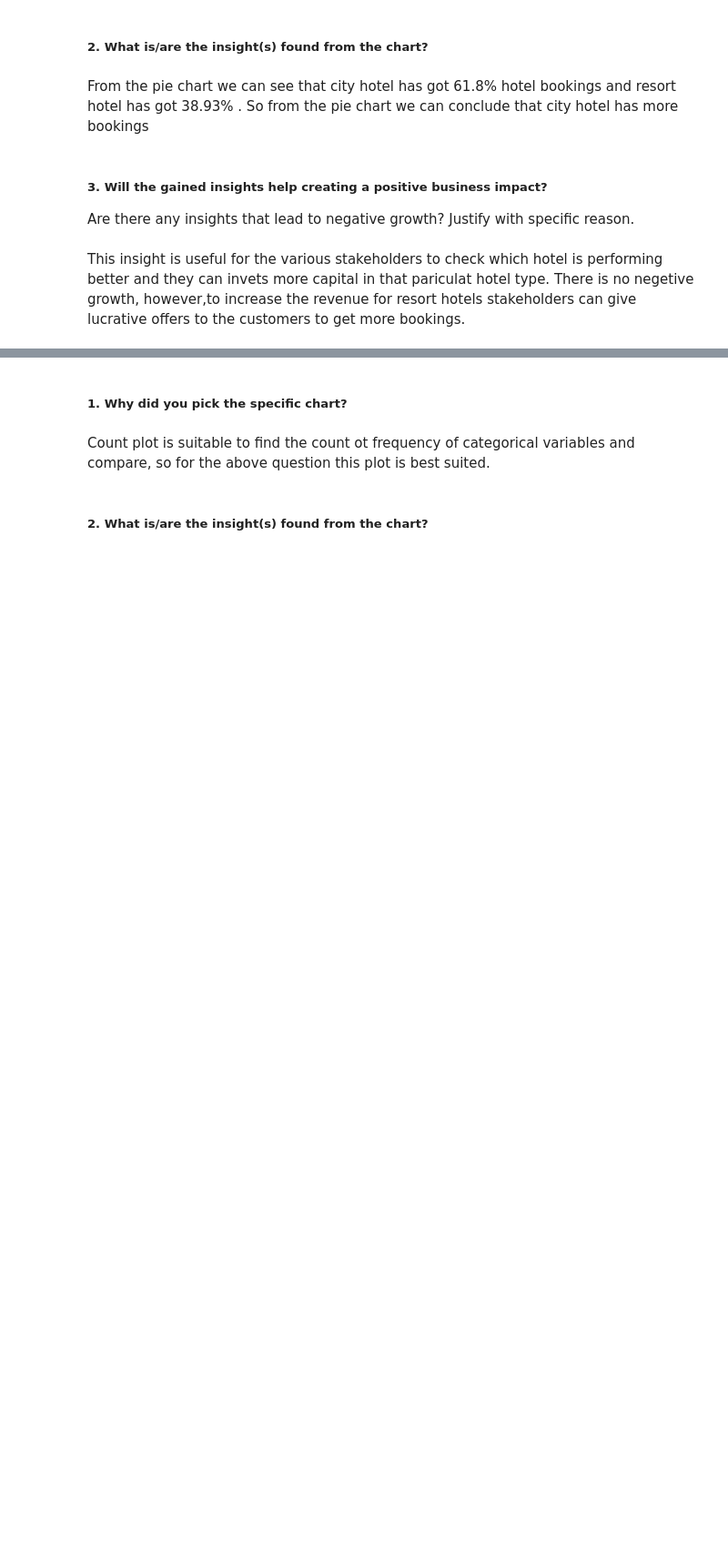
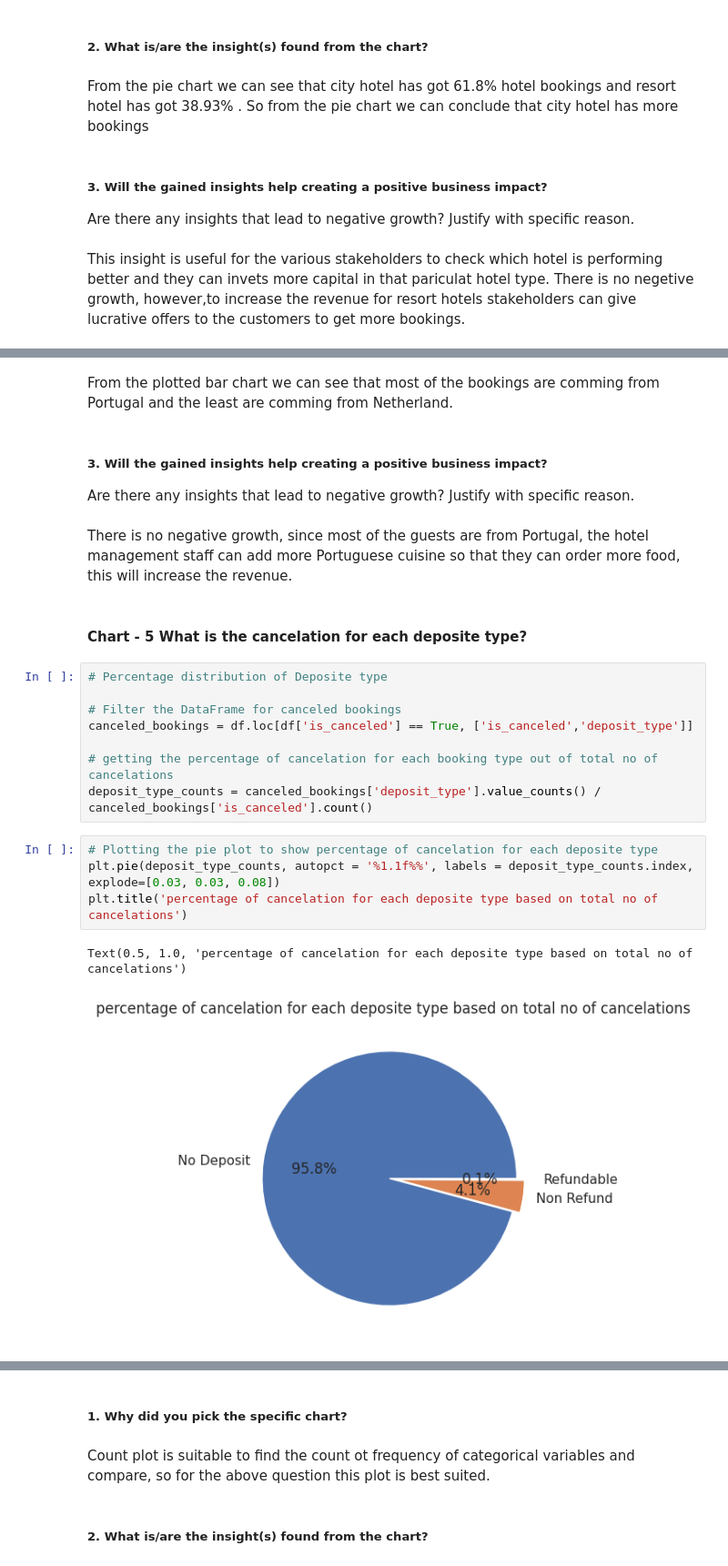
Before and after one commit to RiteshBorude/Hotel_Booking_Analysis, a Jupyter notebook: Ritesh_Borude_EDA.ipynb, the cells around one changed output, grey strips where cells are left out. Shown at 91% size. Cells and saved outputs as stored; diff of their text form; blank space fills up the shorter version.

```diff
--- a/Ritesh_Borude_EDA.ipynb
+++ b/Ritesh_Borude_EDA.ipynb
@@ -640,0 +677,24 @@ This insight is useful for the various stakeholders to check which hotel is perf
+# %% [markdown]
+From the plotted bar chart we can see that most of the bookings are comming from Portugal and the least are comming from Netherland.
+# %% [markdown]
+##### 3. Will the gained insights help creating a positive business impact?
+Are there any insights that lead to negative growth? Justify with specific reason.
+# %% [markdown]
+There is no negative growth, since most of the guests are from Portugal, the hotel management staff can add more Portuguese cuisine so that they can order more food, this will increase the revenue.
+# %% [markdown]
+#### Chart - 5  What is the cancelation for each deposite type?
+# %%
+# Percentage distribution of Deposite type
+
+# Filter the DataFrame for canceled bookings
+canceled_bookings = df.loc[df['is_canceled'] == True, ['is_canceled','deposit_type']]
+
+# getting the percentage of cancelation for each booking type out of total no of cancelations
+deposit_type_counts = canceled_bookings['deposit_type'].value_counts() / canceled_bookings['is_canceled'].count()
+# %%
+# Plotting the pie plot to show percentage of cancelation for each deposite type
+plt.pie(deposit_type_counts, autopct = '%1.1f%%', labels = deposit_type_counts.index, explode=[0.03, 0.03, 0.08])
+plt.title('percentage of cancelation for each deposite type based on total no of cancelations')
+# %% [output]
+Text(0.5, 1.0, 'percentage of cancelation for each deposite type based on total no of cancelations')
+[figure, added]
```
Also changed, not shown: parts of 96 cells of this notebook.
